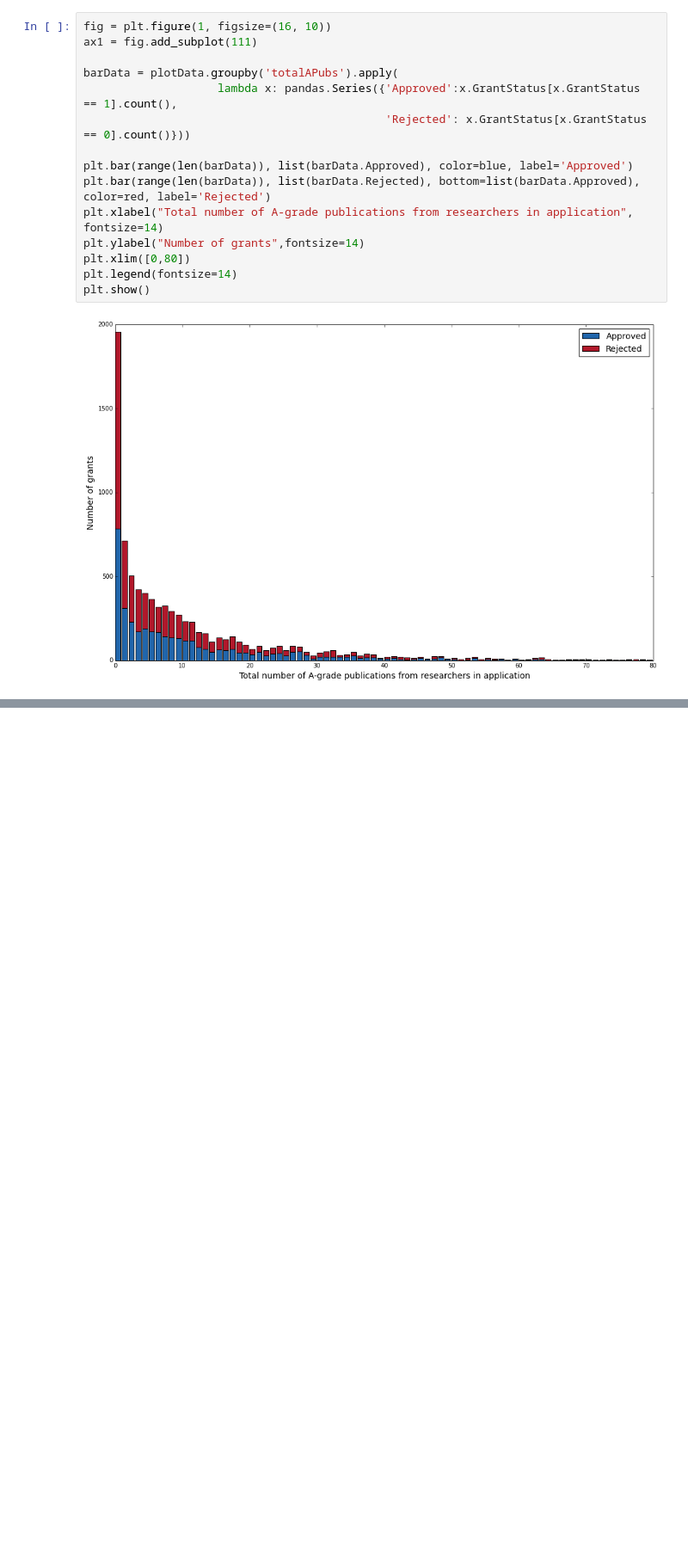
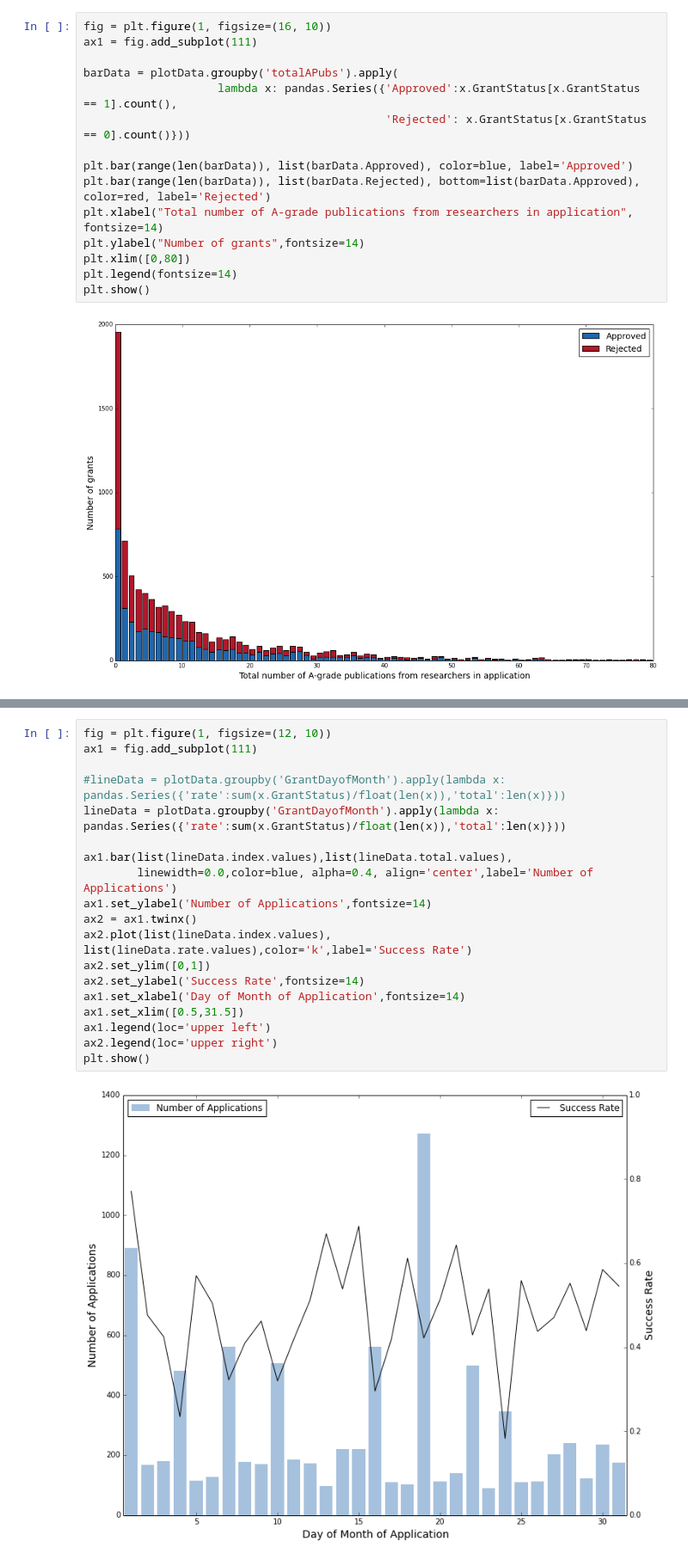
Before and after one commit to realmichaelzyy/cs249project, a Jupyter notebook: kaggle/workspace/classifier/KaggleExploration.ipynb, the cells around one changed output, grey strips where cells are left out. Shown at 86% size. Drawn from its saved outputs; the diff is of its cells as text; blank space fills up the shorter version.

```diff
--- a/kaggle/workspace/classifier/KaggleExploration.ipynb
+++ b/kaggle/workspace/classifier/KaggleExploration.ipynb
@@ -257,0 +268,21 @@ plt.show()
+# %%
+fig = plt.figure(1, figsize=(12, 10))
+ax1 = fig.add_subplot(111)
+
+#lineData = plotData.groupby('GrantDayofMonth').apply(lambda x: pandas.Series({'rate':sum(x.GrantStatus)/float(len(x)),'total':len(x)}))
+lineData = plotData.groupby('GrantDayofMonth').apply(lambda x: pandas.Series({'rate':sum(x.GrantStatus)/float(len(x)),'total':len(x)}))
+
+ax1.bar(list(lineData.index.values),list(lineData.total.values),
+        linewidth=0.0,color=blue, alpha=0.4, align='center',label='Number of Applications')
+ax1.set_ylabel('Number of Applications',fontsize=14)
+ax2 = ax1.twinx()
+ax2.plot(list(lineData.index.values), list(lineData.rate.values),color='k',label='Success Rate')
+ax2.set_ylim([0,1])
+ax2.set_ylabel('Success Rate',fontsize=14)
+ax1.set_xlabel('Day of Month of Application',fontsize=14)
+ax1.set_xlim([0.5,31.5])
+ax1.legend(loc='upper left')
+ax2.legend(loc='upper right')
+plt.show()
+# %% [output]
+[figure, added]
```
Also changed, not shown: parts of 39 cells of this notebook.
